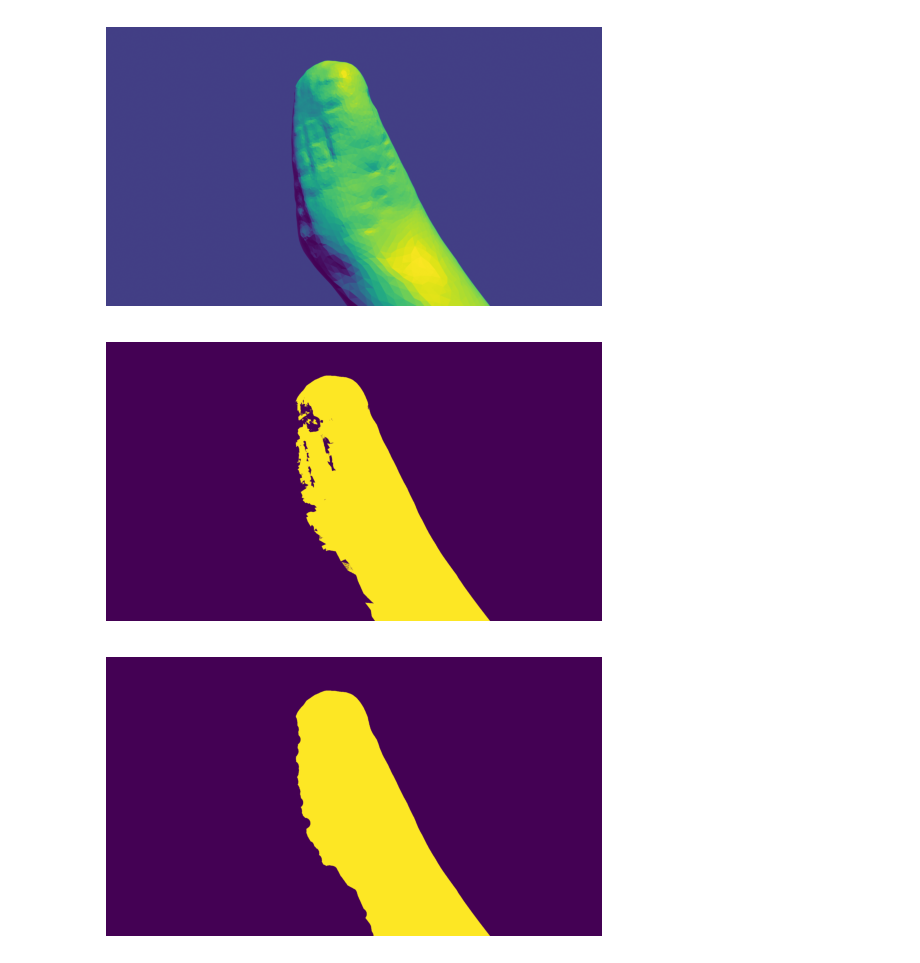
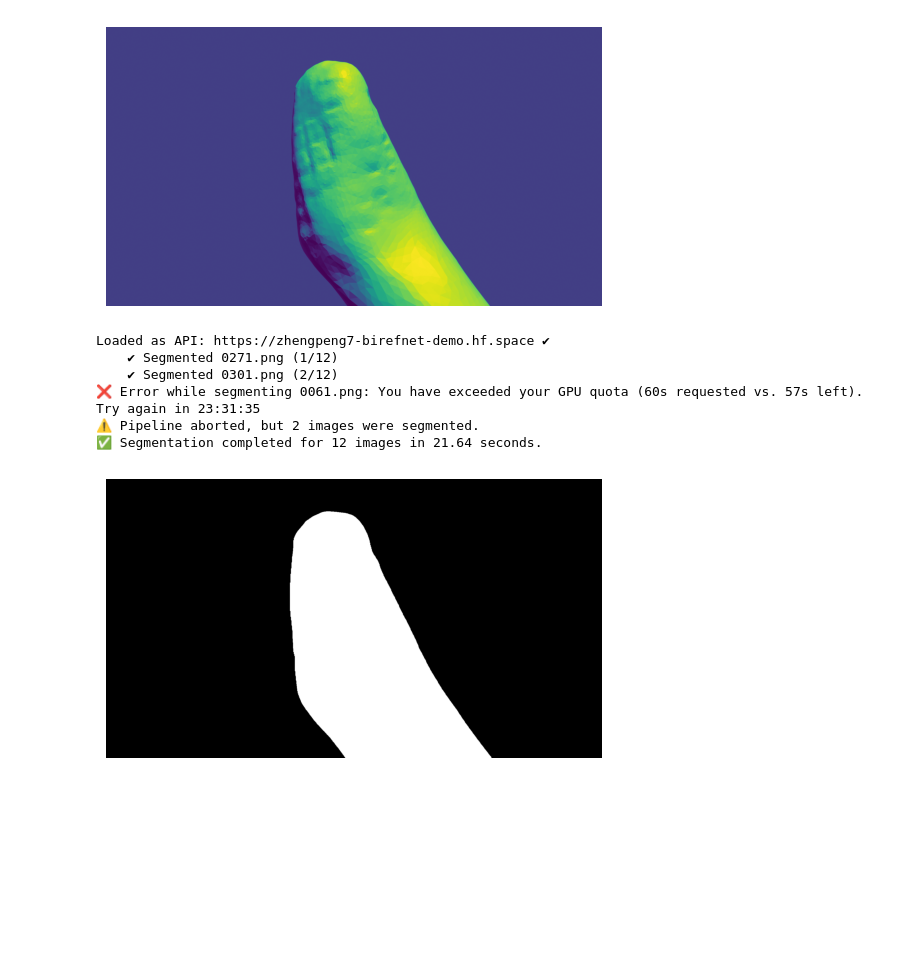
Before and after one commit to GuilhermeCosta-Ferreira/ARM-SOFT-Scanning, a Jupyter notebook: 3d_reconstruction/segmentation_nb.ipynb, the cells around one changed output. Saved outputs shown, nothing was run; the diff lists cells and outputs as text; code cells hidden in the pictures; blank space fills up the shorter version.

Commit message:
Segmentation with API Calls (BiRefNet) added to package

```diff
--- a/3d_reconstruction/segmentation_nb.ipynb
+++ b/3d_reconstruction/segmentation_nb.ipynb
@@ -14,7 +21,7 @@ from skimage.morphology import disk, square
 # %%
-dataset_d30_path = "/Users/guilhermec.f/Documents/EPFL/N-Pulse/ARM-SOFT-Scanning/blender_simulator/simulated_frames/dataset_d30/train"
+dataset_path = f"/Users/guilhermec.f/Documents/EPFL/N-Pulse/ARM-SOFT-Scanning/blender_simulator/simulated_frames/{picked_dataset}/train"
 
-scans = load_scans(dataset_d30_path)
+scans, scans_names = load_scans(dataset_path)
 print(f"Number of scans: {len(scans)}")
 # %% [output]
 Number of scans: 12
@@ -33,8 +35,15 @@ thrsh_scan = np.where(scans[0] > thr, 1, 0)
 # %%
+segmented_imgs = segment_scans(dataset_path, scans_names, output_path=f"figures/{reconstruction_dataset}/segmented", verbose=2)
+
 plt.figure(figsize=None)
-plt.imshow(thrsh_scan)
+plt.imshow(segmented_imgs[0], cmap='gray')
 plt.axis('off')
-
 plt.show()
 # %% [output]
+Loaded as API: https://zhengpeng7-birefnet-demo.hf.space ✔
+    ✔ Segmented 0271.png (1/12)
+    ✔ Segmented 0301.png (2/12)
+❌ Error while segmenting 0061.png: You have exceeded your GPU quota (60s requested vs. 57s left). Try again in 23:31:35
+⚠️ Pipeline aborted, but 2 images were segmented.
+✅ Segmentation completed for 12 images in 21.64 seconds.
-[figure, old version]
+[figure, new version]
@@ -43,8 +49,0 @@ closed_scan = closing(thrsh_scan, footprint=disk(20))
-# %%
-plt.figure(figsize=None)
-plt.imshow(closed_scan)
-plt.axis('off')
-
-plt.show()
-# %% [output]
-[figure, removed]
```
Also changed, not shown: parts of 8 cells of this notebook, 17 other files.
